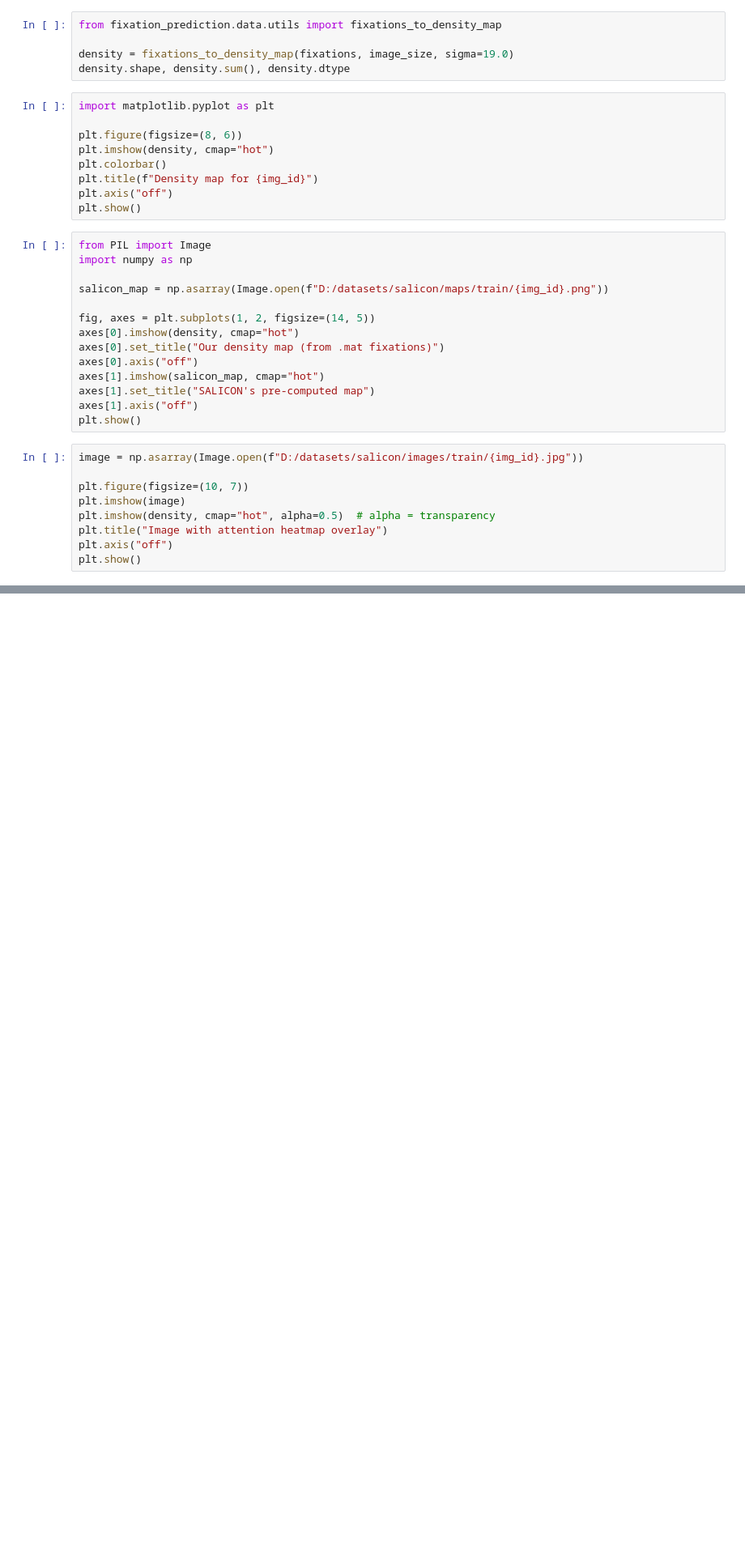
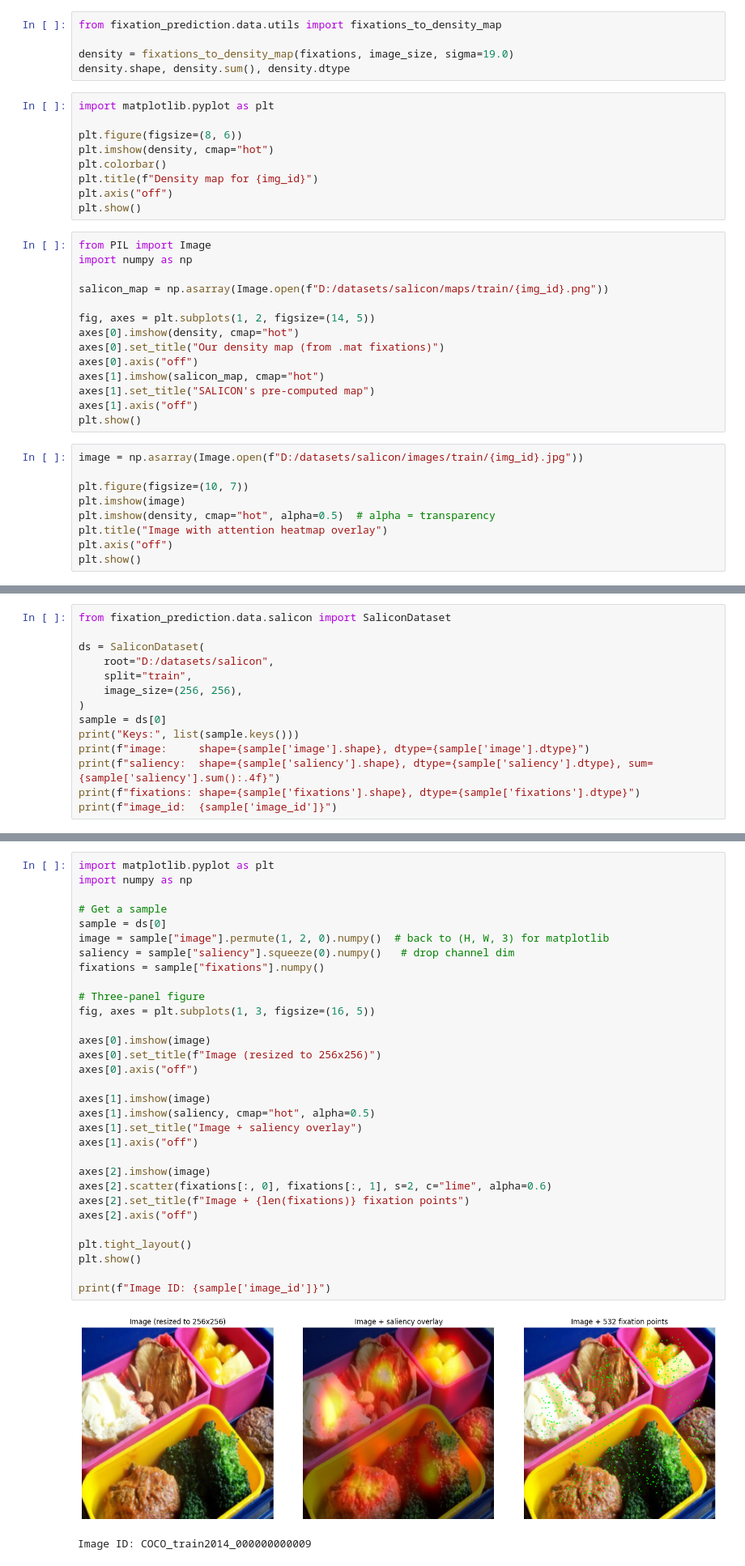
Before and after one commit to Hongwei-Lin/fixation_prediction, a Jupyter notebook: notebooks/01_explore_salicon.ipynb, the cells around one changed output, grey strips where cells are left out. Shown at 81% size. Drawn from its saved outputs; the diff is of its cells as text; blank space fills up the shorter version.

```diff
--- a/notebooks/01_explore_salicon.ipynb
+++ b/notebooks/01_explore_salicon.ipynb
@@ -55,0 +78,14 @@ plt.show()
+# %%
+from fixation_prediction.data.salicon import SaliconDataset
+
+ds = SaliconDataset(
+    root="D:/datasets/salicon",
+    split="train",
+    image_size=(256, 256),
+)
+sample = ds[0]
+print("Keys:", list(sample.keys()))
+print(f"image:     shape={sample['image'].shape}, dtype={sample['image'].dtype}")
+print(f"saliency:  shape={sample['saliency'].shape}, dtype={sample['saliency'].dtype}, sum={sample['saliency'].sum():.4f}")
+print(f"fixations: shape={sample['fixations'].shape}, dtype={sample['fixations'].dtype}")
+print(f"image_id:  {sample['image_id']}")
@@ -55,0 +97,34 @@ plt.show()
+# %%
+import matplotlib.pyplot as plt
+import numpy as np
+
+# Get a sample
+sample = ds[0]
+image = sample["image"].permute(1, 2, 0).numpy()  # back to (H, W, 3) for matplotlib
+saliency = sample["saliency"].squeeze(0).numpy()   # drop channel dim
+fixations = sample["fixations"].numpy()
+
+# Three-panel figure
+fig, axes = plt.subplots(1, 3, figsize=(16, 5))
+
+axes[0].imshow(image)
+axes[0].set_title(f"Image (resized to 256x256)")
+axes[0].axis("off")
+
+axes[1].imshow(image)
+axes[1].imshow(saliency, cmap="hot", alpha=0.5)
+axes[1].set_title("Image + saliency overlay")
+axes[1].axis("off")
+
+axes[2].imshow(image)
+axes[2].scatter(fixations[:, 0], fixations[:, 1], s=2, c="lime", alpha=0.6)
+axes[2].set_title(f"Image + {len(fixations)} fixation points")
+axes[2].axis("off")
+
+plt.tight_layout()
+plt.show()
+
+print(f"Image ID: {sample['image_id']}")
+# %% [output]
+[figure, added]
+Image ID: COCO_train2014_000000000009
```
Also changed, not shown: parts of 3 cells of this notebook, 1 other file.
